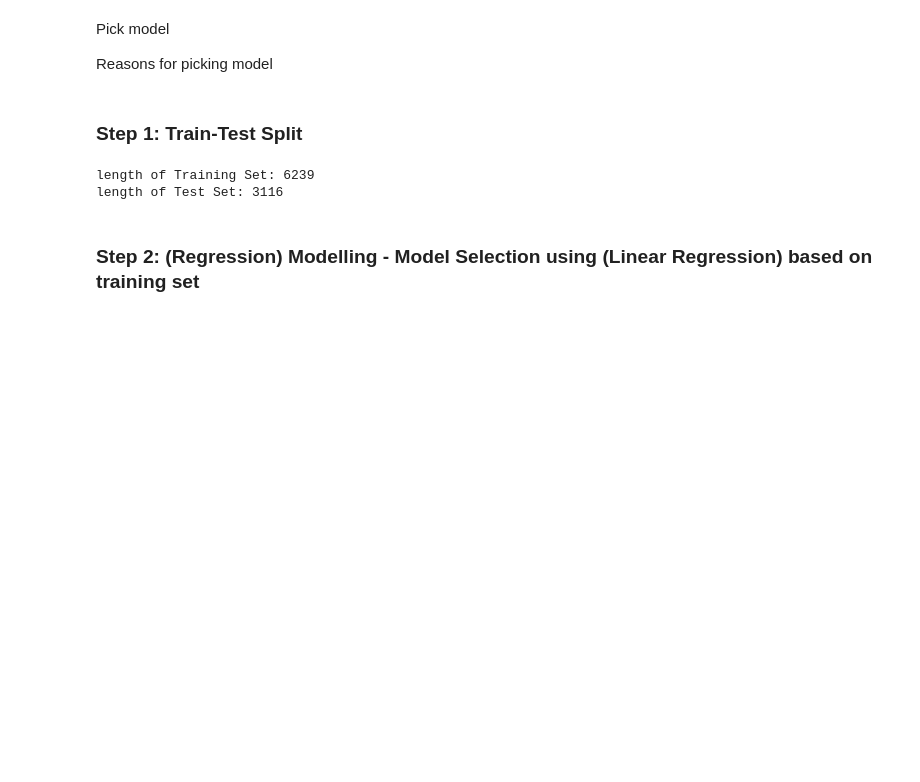
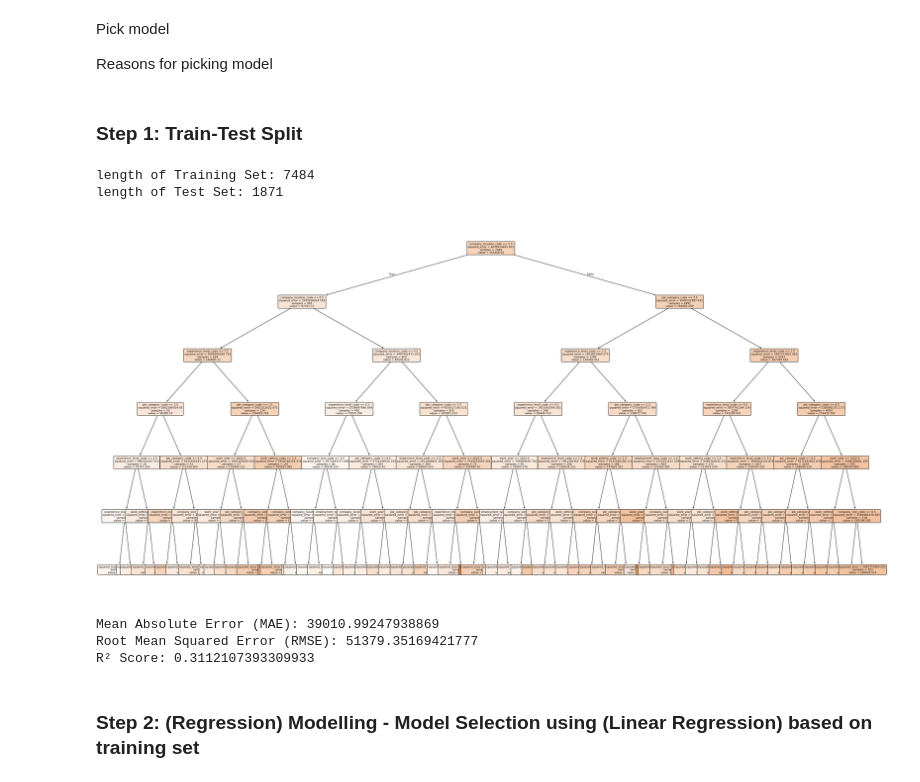
Before and after one commit to theo-picar1/DataSci_CA2_PairProject_2025, a Jupyter notebook: DataAnalysys.ipynb, the cells around one changed output. Saved outputs shown, nothing was run; the diff lists cells and outputs as text; code cells hidden in the pictures; blank space fills up the shorter version.

Commit message:
Feat: Add decision tree prediction model

```diff
--- a/DataAnalysys.ipynb
+++ b/DataAnalysys.ipynb
@@ -425,19 +424,56 @@ Reasons for picking model
 # %%
-from sklearn.model_selection import train_test_split
-
 # Predictors and response
-x = data_numeric.copy()
+x = data[['work_year',
+          'company_location_code',
+          'job_category_code',
+          'experience_level_code',
+          'employment_type_code',
+          'work_setting_code',
+          'company_size_code']]
 y = data_numeric['salary_in_usd']
 
-# Split train 66.7%. Test 33.3%.
-x_train, x_test, y_train, y_test = train_test_split(x, y, test_size = 0.333, random_state=111)
+# Industry standard, using 20% of data for testing, other 80% for training
+x_train, x_test, y_train, y_test = train_test_split(x, y, test_size = 0.2, random_state=111)
 
 # Check size of training and test sets
 print("length of Training Set: "+str(len(y_train)))
 print("length of Test Set: "+str(len(y_test)))
 # %% [output]
-length of Training Set: 6239
-length of Test Set: 3116
+length of Training Set: 7484
+length of Test Set: 1871
+# %%
+# Using regressor as response is numerical
+model = DecisionTreeRegressor(max_depth=6, random_state=42)
+model.fit(x_train, y_train)
+
+#Graph the decision tree to understand how it is predicting the outcome
+plt.figure(figsize=(40, 20))
+tree.plot_tree(
+    model,
+    feature_names=x.columns,
+    filled=True,
+    rounded=True,
+    fontsize=8
+)
+
+plt.show()
+# %% [output]
+[figure, added]
+# %%
+predictions = model.predict(x_test)
+
+mae = mean_absolute_error(y_test, predictions)
+mse = mean_squared_error(y_test, predictions)
+rmse = np.sqrt(mse)
+r2 = r2_score(y_test, predictions)
+
+print("Mean Absolute Error (MAE):", mae)
+print("Root Mean Squared Error (RMSE):", rmse)
+print("R² Score:", r2)
+# %% [output]
+Mean Absolute Error (MAE): 39010.99247938869
+Root Mean Squared Error (RMSE): 51379.35169421777
+R² Score: 0.3112107393309933
 # %% [markdown]
 ### Step 2: (Regression) Modelling - Model Selection using (Linear Regression) based on training set
 # %% [markdown]
```
Also changed, not shown: parts of 4 cells of this notebook.
